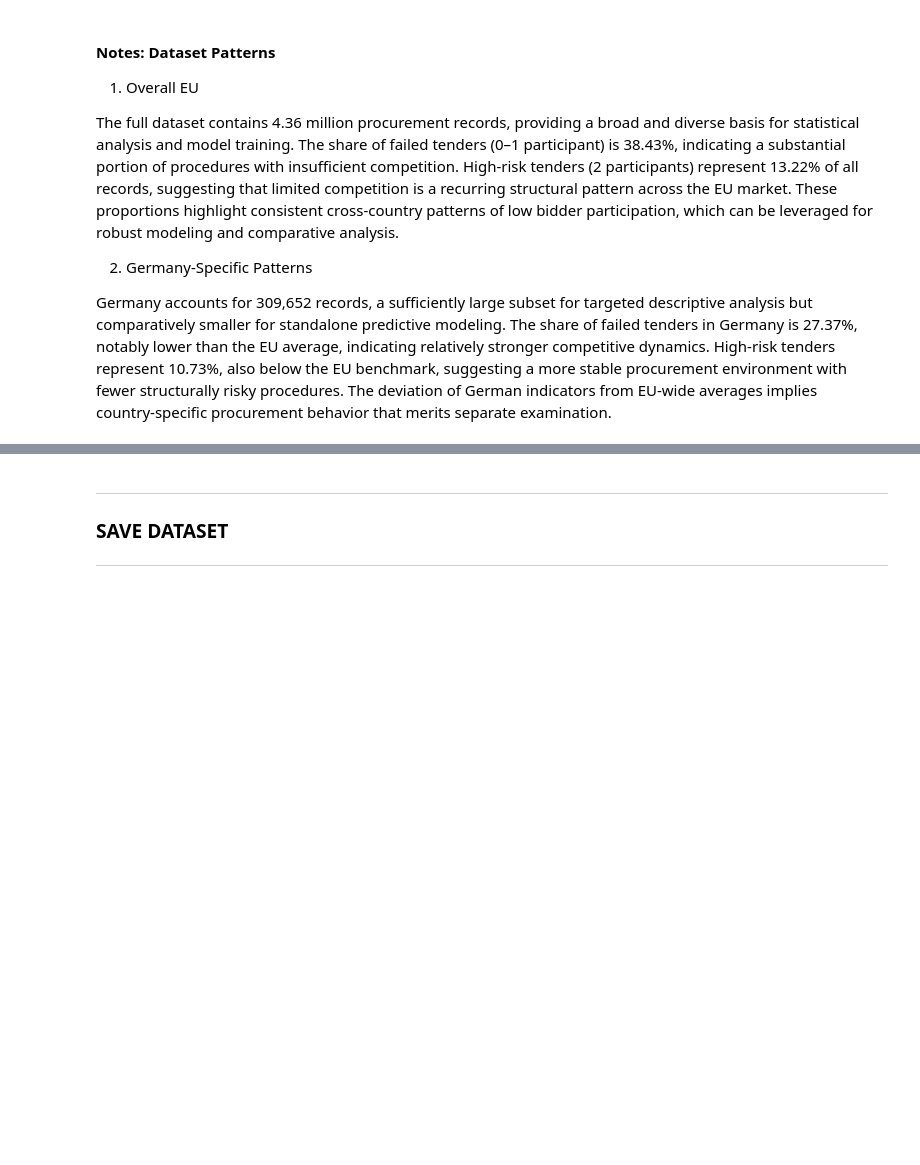
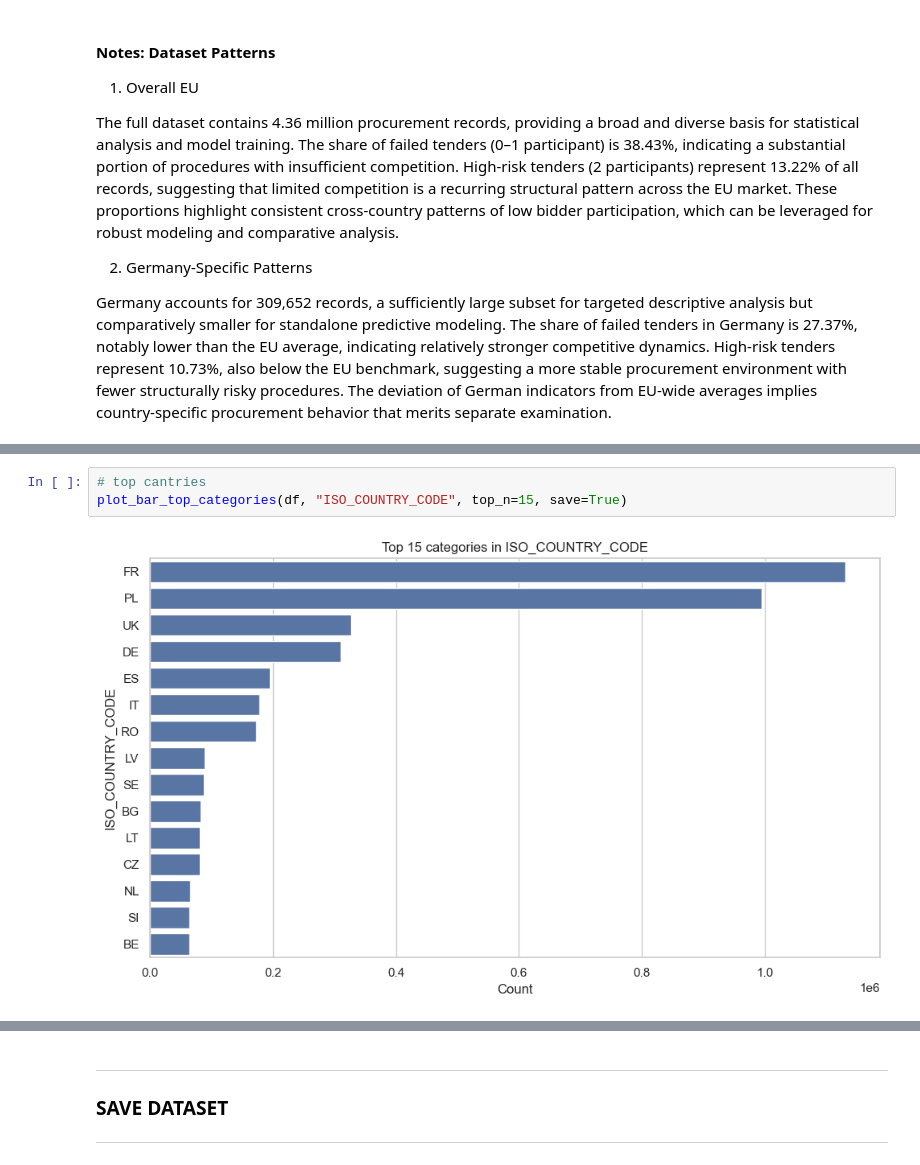
Before and after one commit to datascience-faina/public-procurement-support, a Jupyter notebook: notebooks/01_data_overview.ipynb, the cells around one changed output, grey strips where cells are left out. Cells and saved outputs as stored; diff of their text form; blank space fills up the shorter version.

```diff
--- a/notebooks/01_data_overview.ipynb
+++ b/notebooks/01_data_overview.ipynb
@@ -387,0 +463,5 @@ The deviation of German indicators from EU‑wide averages implies country‑spe
+# %%
+# top cantries
+plot_bar_top_categories(df, "ISO_COUNTRY_CODE", top_n=15, save=True)
+# %% [output]
+[figure, added]
```
Also changed, not shown: parts of 21 cells of this notebook, 10 other files.
